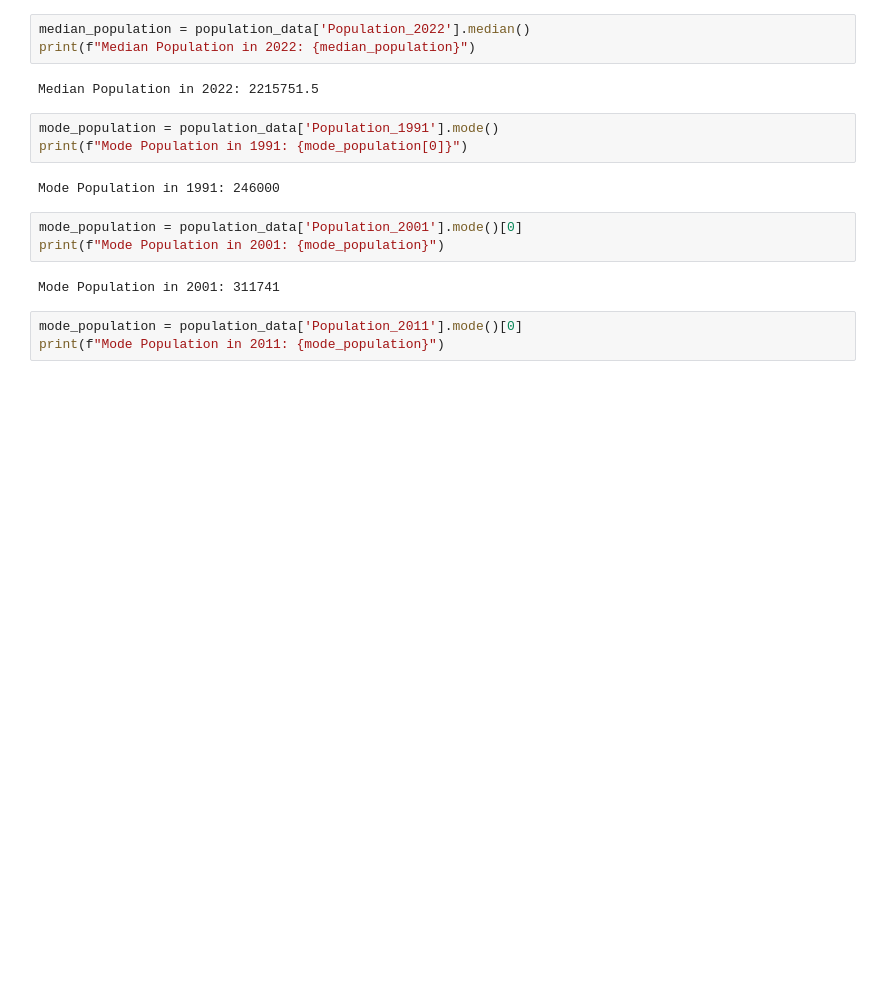
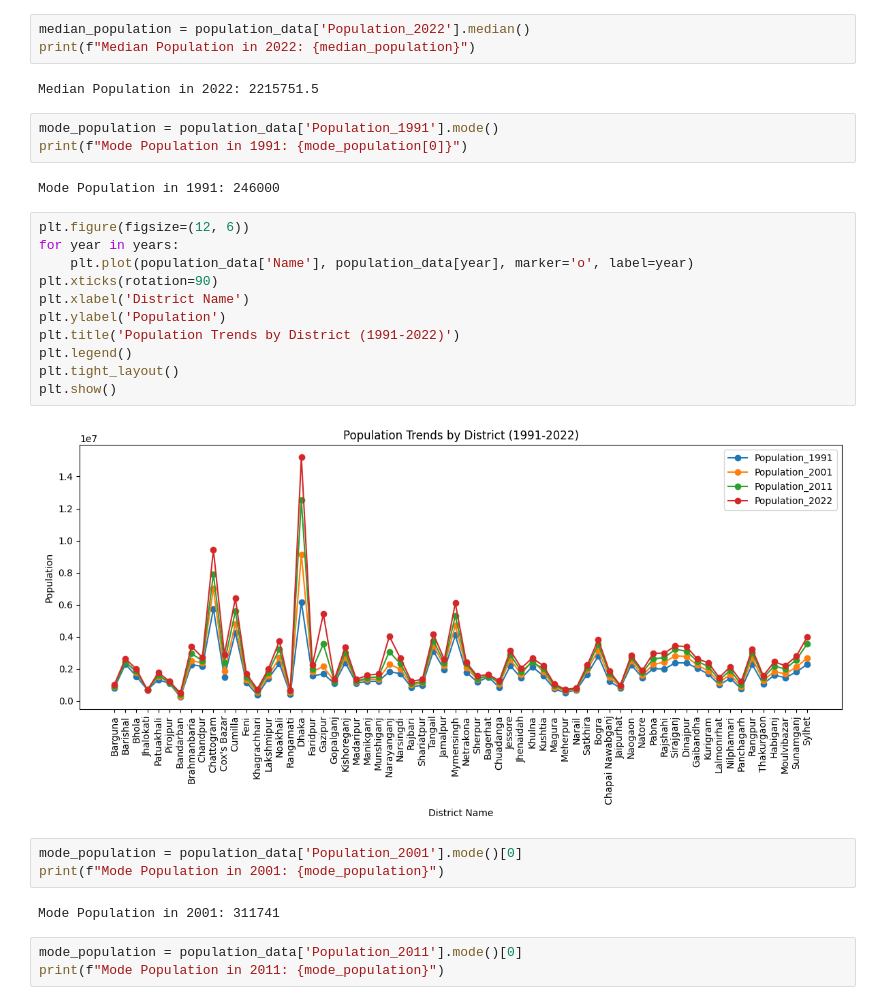
Before and after one commit to gmkumar1988/Data-Analytics-Projects, a Jupyter notebook: Descriptive_Population.ipynb, the cells around one changed output. Saved outputs shown, nothing was run; the diff lists cells and outputs as text; blank space fills up the shorter version.

```diff
--- a/Descriptive_Population.ipynb
+++ b/Descriptive_Population.ipynb
@@ -171,6 +171,19 @@ mode_population = population_data['Population_1991'].mode()
 print(f"Mode Population in 1991: {mode_population[0]}")
 # %% [output]
 Mode Population in 1991: 246000
+# %%
+plt.figure(figsize=(12, 6))
+for year in years:
+    plt.plot(population_data['Name'], population_data[year], marker='o', label=year)
+plt.xticks(rotation=90)
+plt.xlabel('District Name')
+plt.ylabel('Population')
+plt.title('Population Trends by District (1991-2022)')
+plt.legend()
+plt.tight_layout()
+plt.show()
+# %% [output]
+[figure, added]
 # %%
 mode_population = population_data['Population_2001'].mode()[0]
 print(f"Mode Population in 2001: {mode_population}")
```
